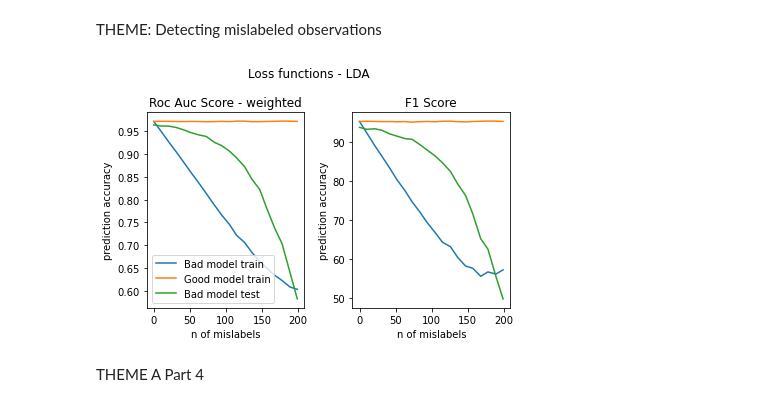
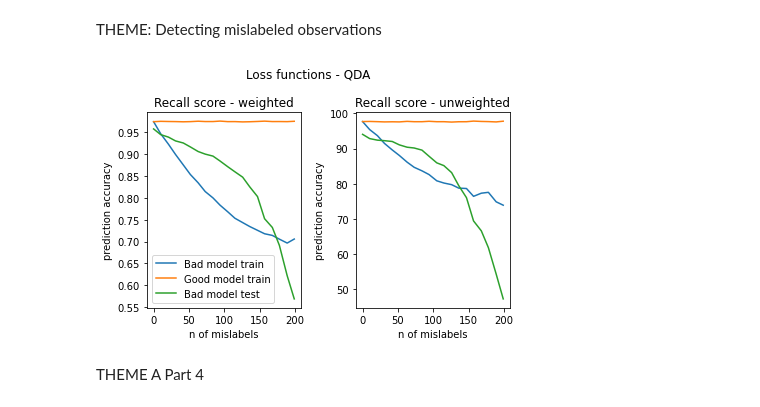
Before and after one commit to antonsandberg/Big-Data, a Jupyter notebook: Project1.ipynb, the cells around one changed output. Saved outputs shown, nothing was run; the diff lists cells and outputs as text; code cells hidden in the pictures.

```diff
--- a/Project1.ipynb
+++ b/Project1.ipynb
@@ -482,8 +479,8 @@ for p in ps:
     model1_f1_score = 0
     model2_f1_score = 0
     model3_f1_score = 0
-    model2 = LinearDiscriminantAnalysis()
-    model1 = LinearDiscriminantAnalysis()
+    model2 = QuadraticDiscriminantAnalysis() # <- Change here for different model
+    model1 = QuadraticDiscriminantAnalysis()
     for _ in range(n_of_tries):
         cutoff = int(len(y)*0.75)
         X_train, X_test, y_train, y_test = train_test_split(
@@ -500,12 +497,12 @@ for p in ps:
         prediction2 = model2.predict(X_train)
         prediction3 = model2.predict(X_test)
 
-        model1_roc_score += roc_auc_score(prediction1, y_train, average='weighted')
-        model2_roc_score += roc_auc_score(prediction2, y_train_change, average='weighted')
-        model3_roc_score += roc_auc_score(prediction3, y_test, average='weighted')
-        model1_f1_score += f1_score(prediction1, y_train)
-        model2_f1_score += f1_score(prediction2, y_train_change)
-        model3_f1_score += f1_score(prediction3, y_test)
+        model1_roc_score += recall_score(prediction1, y_train, average='weighted')
+        model2_roc_score += recall_score(prediction2, y_train_change, average='weighted')
+        model3_roc_score += recall_score(prediction3, y_test, average='weighted')
+        model1_f1_score += recall_score(prediction1, y_train)
+        model2_f1_score += recall_score(prediction2, y_train_change)
+        model3_f1_score += recall_score(prediction3, y_test)
 
     model1_roc_score /= n_of_tries
     model2_roc_score /= n_of_tries
@@ -516,27 +513,26 @@ for p in ps:
     model1_f1_scores.append(model1_f1_score)
     model2_f1_scores.append(model2_f1_score)
     model3_f1_scores.append(model3_f1_score)
-
-
-fig , (ax1, ax2) = plt.subplots(1, 2)
-fig.suptitle('Loss functions - LDA')
-ax1.plot(ps, model2_roc_scores, label='Bad model train')
-ax1.plot(ps, model1_roc_scores, label='Good model train')
-ax1.plot(ps, model3_roc_scores, label='Bad model test')
-ax1.set_xlabel('n of mislabels')
-ax1.set_ylabel('prediction accuracy')
-ax1.legend()
-ax1.set_title('Roc Auc Score - weighted')
-ax2.plot(ps, model2_f1_scores, label='Bad model train')
-ax2.plot(ps, model1_f1_scores, label='Good model train')
-ax2.plot(ps, model3_f1_scores, label='Bad model test')
-ax2.set_xlabel('n of mislabels')
-ax2.set_ylabel('prediction accuracy')
-ax2.set_title('F1 Score')
-plt.tight_layout()
-plt.show()
-# %% [output]
-[figure, removed]
+# %%
+fig , (ax1, ax2) = plt.subplots(1, 2)
+fig.suptitle('Loss functions - QDA')
+ax1.plot(ps, np.array(model2_roc_scores), label='Bad model train')
+ax1.plot(ps, model1_roc_scores, label='Good model train')
+ax1.plot(ps, model3_roc_scores, label='Bad model test')
+ax1.set_xlabel('n of mislabels')
+ax1.set_ylabel('prediction accuracy')
+ax1.legend()
+ax1.set_title('Recall score - weighted')
+ax2.plot(ps, np.array(model2_f1_scores), label='Bad model train')
+ax2.plot(ps, model1_f1_scores, label='Good model train')
+ax2.plot(ps, model3_f1_scores, label='Bad model test')
+ax2.set_xlabel('n of mislabels')
+ax2.set_ylabel('prediction accuracy')
+ax2.set_title('Recall score - unweighted')
+plt.tight_layout()
+plt.show()
+# %% [output]
+[figure, added]
 # %% [markdown]
 THEME A Part 4
 # %%
```
Also changed, not shown: parts of 3 cells of this notebook.
